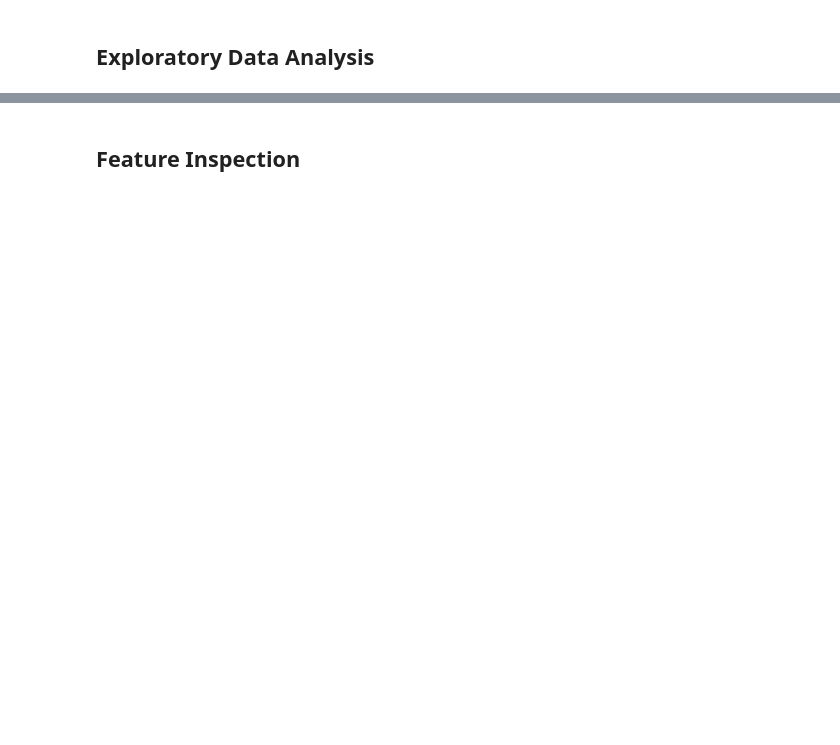
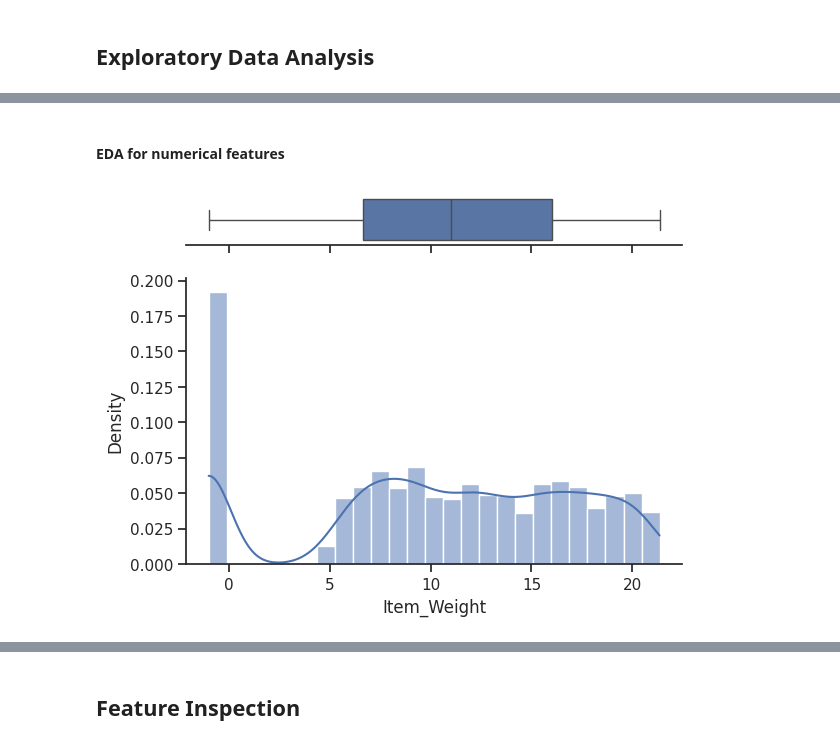
Before and after one commit to YassinDhaya/Prediction-of-Product-Sales, a Jupyter notebook: Prediction_of_Product_Sales.ipynb, the cells around one changed output, grey strips where cells are left out. Saved outputs shown, nothing was run; the diff lists cells and outputs as text; code cells hidden in the pictures; blank space fills up the shorter version.

```diff
--- a/Prediction_of_Product_Sales.ipynb
+++ b/Prediction_of_Product_Sales.ipynb
@@ -12,0 +149,4 @@
+# %%
+# save list of categorical column name. (Hint: select_dtypes)
+cat_cols = df.select_dtypes('object').columns
+cat_cols
@@ -12,0 +157,3 @@
+# %%
+# use the list of cat columns to fill null values with MISSING
+df[cat_cols] = df[cat_cols].fillna('MISSING')
@@ -14,0 +315,16 @@
+# %% [markdown]
+#### EDA for numerical features
+# %%
+sns.set(style="ticks")
+
+
+f, (ax_box, ax_hist) = plt.subplots(2, sharex=True, gridspec_kw={"height_ratios": (.15, .85)})
+
+sns.boxplot(x=df['Item_Weight'], ax=ax_box)
+sns.histplot(x=df['Item_Weight'], bins='auto', kde=True, stat='density', ax=ax_hist)
+
+ax_box.set(yticks=[])
+sns.despine(ax=ax_hist)
+sns.despine(ax=ax_box, left=True)
+# %% [output]
+[figure, added]
```
Also changed, not shown: parts of 47 cells of this notebook.
